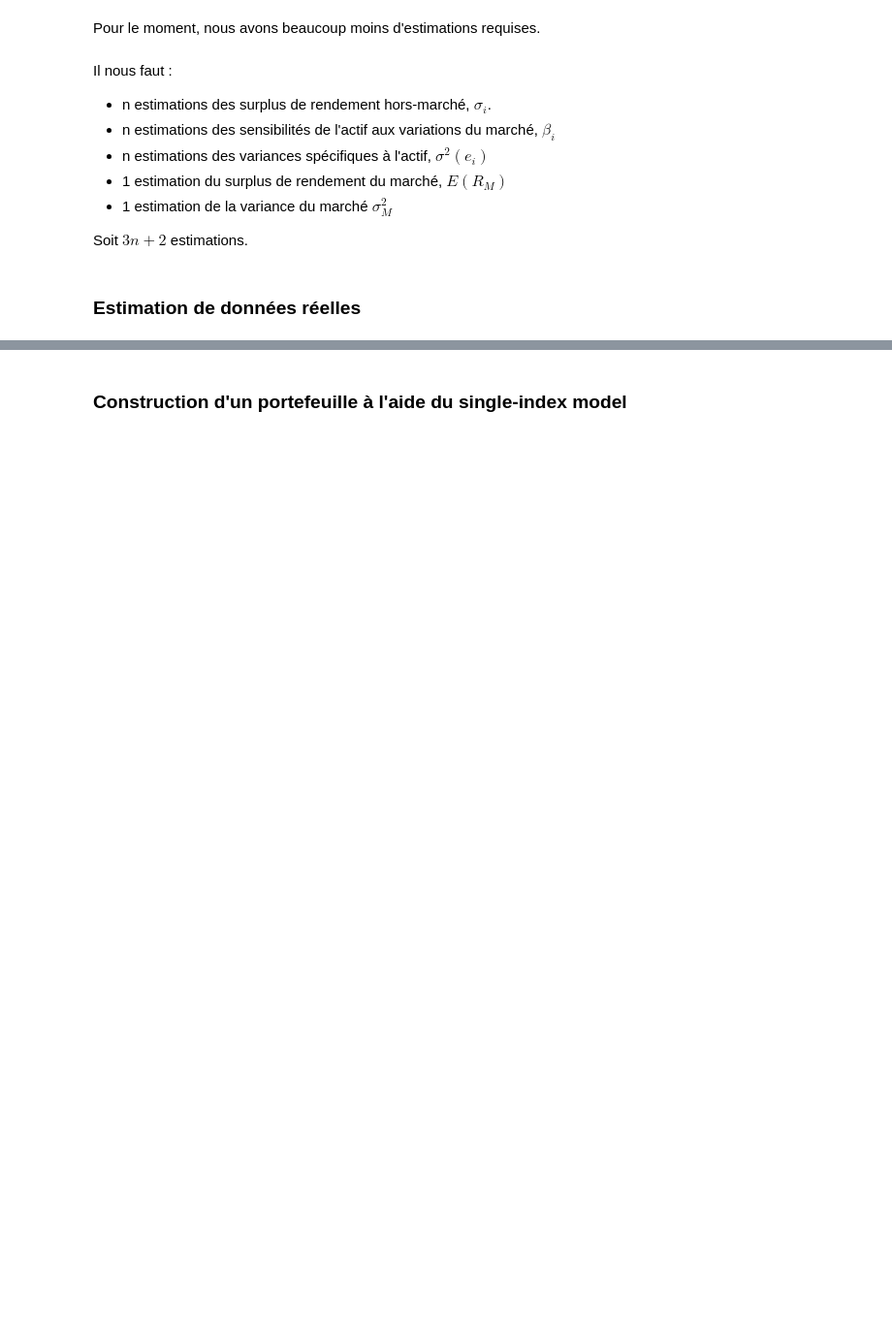
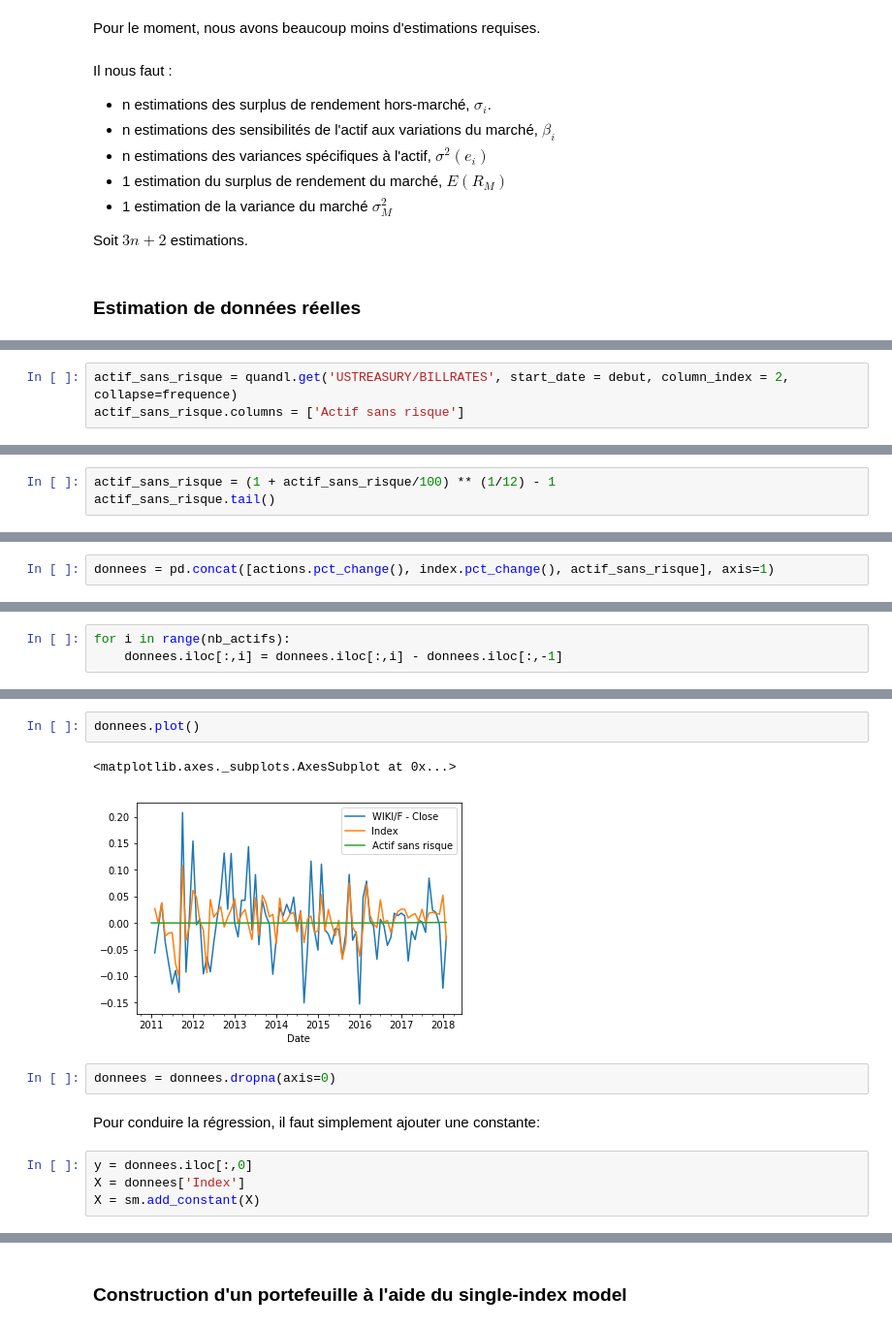
Before and after one commit to nicolasmauhe/theorie_financiere, a Jupyter notebook: Partie_2.ipynb, the cells around one changed output, grey strips where cells are left out. Shown at 97% size. Cells and saved outputs as stored; diff of their text form; blank space fills up the shorter version.

```diff
--- a/Partie_2.ipynb
+++ b/Partie_2.ipynb
@@ -161,0 +480,3 @@ Soit $3n + 2$ estimations.
+# %%
+actif_sans_risque = quandl.get('USTREASURY/BILLRATES', start_date = debut, column_index = 2, collapse=frequence)
+actif_sans_risque.columns = ['Actif sans risque']
@@ -161,0 +493,3 @@ Soit $3n + 2$ estimations.
+# %%
+actif_sans_risque = (1 + actif_sans_risque/100) ** (1/12) - 1
+actif_sans_risque.tail()
@@ -161,0 +504,2 @@ Soit $3n + 2$ estimations.
+# %%
+donnees = pd.concat([actions.pct_change(), index.pct_change(), actif_sans_risque], axis=1)
@@ -161,0 +516,3 @@ Soit $3n + 2$ estimations.
+# %%
+for i in range(nb_actifs):
+    donnees.iloc[:,i] = donnees.iloc[:,i] - donnees.iloc[:,-1]
@@ -161,0 +529,13 @@ Soit $3n + 2$ estimations.
+# %%
+donnees.plot()
+# %% [output]
+<matplotlib.axes._subplots.AxesSubplot at 0x...>
+[figure, added]
+# %%
+donnees = donnees.dropna(axis=0)
+# %% [markdown]
+Pour conduire la régression, il faut simplement ajouter une constante:
+# %%
+y = donnees.iloc[:,0]
+X = donnees['Index']
+X = sm.add_constant(X)
```
Also changed, not shown: parts of 126 cells of this notebook, 2 other files.
